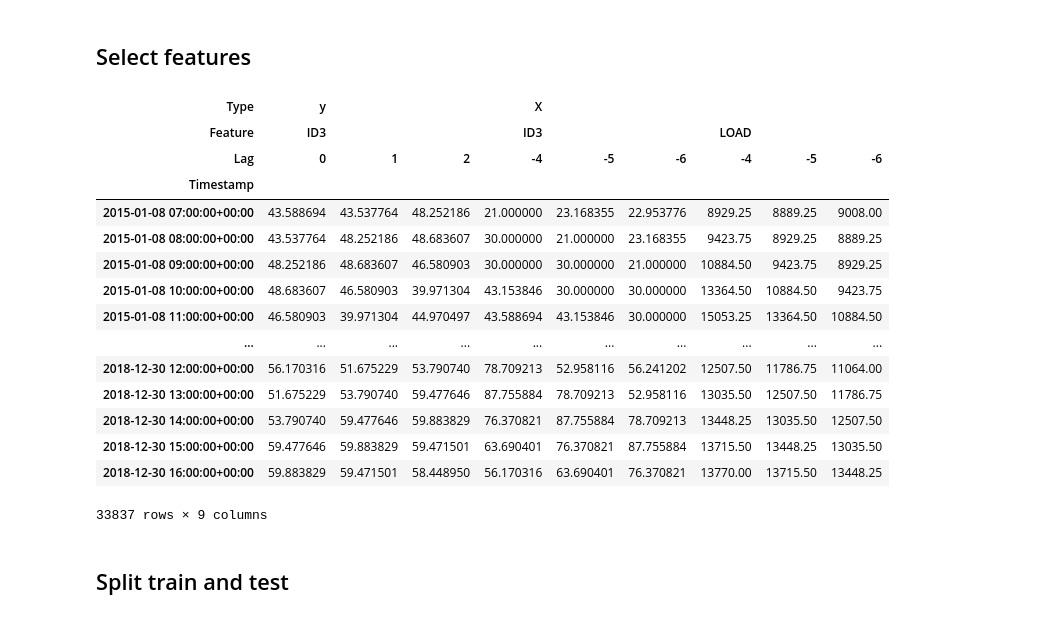
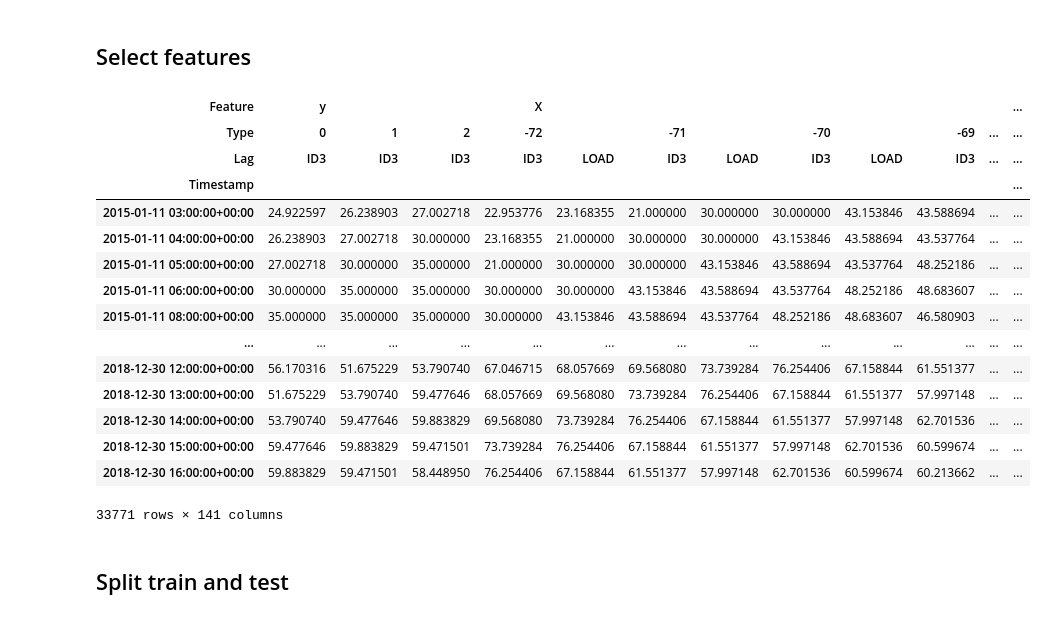
Before and after one commit to timovijn/ElectricityPriceForecasting, a Jupyter notebook: LSTM/GRU.ipynb, the cells around one changed output. Cells and saved outputs as stored; diff of their text form; code cells hidden in the pictures.

```diff
--- a/LSTM/GRU.ipynb
+++ b/LSTM/GRU.ipynb
@@ -70,52 +72,52 @@ display(features)
 X = features[['ID3', 'LOAD']]
 y = features[['ID3']]
 
-lag_X = range(-4, -7, -1)
+lag_X = range(-72, -3, 1)
 lag_y = range(0, 3, 1)
 
-X2 = pd.DataFrame(index = X.index, columns = pd.MultiIndex.from_product([['X'], X.columns, lag_X], names = ['Type', 'Feature', 'Lag']))
+X2 = pd.DataFrame(index = X.index, columns = pd.MultiIndex.from_product([['X'], lag_X, X.columns], names = ['Feature', 'Type', 'Lag']))
 X2 = X2.rename_axis('Timestamp')
 
-y2 = pd.DataFrame(index = y.index, columns = pd.MultiIndex.from_product([['y'], y.columns, lag_y], names = ['Type', 'Feature', 'Lag']))
+y2 = pd.DataFrame(index = y.index, columns = pd.MultiIndex.from_product([['y'], lag_y, y.columns], names = ['Feature', 'Type', 'Lag']))
 y2 = y2.rename_axis('Timestamp')
 
 frame = pd.merge(y2, X2, left_index = True, right_index = True)
 
 X3 = pd.DataFrame(index = X.index)
 y3 = pd.DataFrame(index = y.index)
 
 for c in X.columns:
     for l in lag_X:
         X3[f'{c} ({l})'] = X[f'{c}'].shift(-l)
 
 frame['X'] = X3.values
 
 for c in y.columns:
     for l in lag_y:
         y3[f'{c} ({l})'] = y.shift(-l)
 
 frame['y'] = y3.values
 
 frame = frame.dropna()
 
 display(frame)
 # %% [output]
-| Type | y |  |  | X |  |  |  |  |  |
-| Feature | ID3 |  |  | ID3 |  |  | LOAD |  |  |
-| Lag | 0 | 1 | 2 | -4 | -5 | -6 | -4 | -5 | -6 |
-| Timestamp |  |  |  |  |  |  |  |  |  |
-| 2015-01-08 07:00:00+00:00 | 43.588694 | 43.537764 | 48.252186 | 21.000000 | 23.168355 | 22.953776 | 8929.25 | 8889.25 | 9008.00 |
-| 2015-01-08 08:00:00+00:00 | 43.537764 | 48.252186 | 48.683607 | 30.000000 | 21.000000 | 23.168355 | 9423.75 | 8929.25 | 8889.25 |
-| 2015-01-08 09:00:00+00:00 | 48.252186 | 48.683607 | 46.580903 | 30.000000 | 30.000000 | 21.000000 | 10884.50 | 9423.75 | 8929.25 |
-| 2015-01-08 10:00:00+00:00 | 48.683607 | 46.580903 | 39.971304 | 43.153846 | 30.000000 | 30.000000 | 13364.50 | 10884.50 | 9423.75 |
-| 2015-01-08 11:00:00+00:00 | 46.580903 | 39.971304 | 44.970497 | 43.588694 | 43.153846 | 30.000000 | 15053.25 | 13364.50 | 10884.50 |
-| ... | ... | ... | ... | ... | ... | ... | ... | ... | ... |
-| 2018-12-30 12:00:00+00:00 | 56.170316 | 51.675229 | 53.790740 | 78.709213 | 52.958116 | 56.241202 | 12507.50 | 11786.75 | 11064.00 |
-| 2018-12-30 13:00:00+00:00 | 51.675229 | 53.790740 | 59.477646 | 87.755884 | 78.709213 | 52.958116 | 13035.50 | 12507.50 | 11786.75 |
-| 2018-12-30 14:00:00+00:00 | 53.790740 | 59.477646 | 59.883829 | 76.370821 | 87.755884 | 78.709213 | 13448.25 | 13035.50 | 12507.50 |
-| 2018-12-30 15:00:00+00:00 | 59.477646 | 59.883829 | 59.471501 | 63.690401 | 76.370821 | 87.755884 | 13715.50 | 13448.25 | 13035.50 |
-| 2018-12-30 16:00:00+00:00 | 59.883829 | 59.471501 | 58.448950 | 56.170316 | 63.690401 | 76.370821 | 13770.00 | 13715.50 | 13448.25 |
+| Feature | y |  |  | X |  |  |  |  |  |  |  | ... |
+| Type | 0 | 1 | 2 | -72 |  | -71 |  | -70 |  | -69 | ... | ... |
+| Lag | ID3 | ID3 | ID3 | ID3 | LOAD | ID3 | LOAD | ID3 | LOAD | ID3 | ... | ... |
+| Timestamp |  |  |  |  |  |  |  |  |  |  |  | ... |
+| 2015-01-11 03:00:00+00:00 | 24.922597 | 26.238903 | 27.002718 | 22.953776 | 23.168355 | 21.000000 | 30.000000 | 30.000000 | 43.153846 | 43.588694 | ... | ... |
+| 2015-01-11 04:00:00+00:00 | 26.238903 | 27.002718 | 30.000000 | 23.168355 | 21.000000 | 30.000000 | 30.000000 | 43.153846 | 43.588694 | 43.537764 | ... | ... |
+| 2015-01-11 05:00:00+00:00 | 27.002718 | 30.000000 | 35.000000 | 21.000000 | 30.000000 | 30.000000 | 43.153846 | 43.588694 | 43.537764 | 48.252186 | ... | ... |
+| 2015-01-11 06:00:00+00:00 | 30.000000 | 35.000000 | 35.000000 | 30.000000 | 30.000000 | 43.153846 | 43.588694 | 43.537764 | 48.252186 | 48.683607 | ... | ... |
+| 2015-01-11 08:00:00+00:00 | 35.000000 | 35.000000 | 35.000000 | 30.000000 | 43.153846 | 43.588694 | 43.537764 | 48.252186 | 48.683607 | 46.580903 | ... | ... |
+| ... | ... | ... | ... | ... | ... | ... | ... | ... | ... | ... | ... | ... |
+| 2018-12-30 12:00:00+00:00 | 56.170316 | 51.675229 | 53.790740 | 67.046715 | 68.057669 | 69.568080 | 73.739284 | 76.254406 | 67.158844 | 61.551377 | ... | ... |
+| 2018-12-30 13:00:00+00:00 | 51.675229 | 53.790740 | 59.477646 | 68.057669 | 69.568080 | 73.739284 | 76.254406 | 67.158844 | 61.551377 | 57.997148 | ... | ... |
+| 2018-12-30 14:00:00+00:00 | 53.790740 | 59.477646 | 59.883829 | 69.568080 | 73.739284 | 76.254406 | 67.158844 | 61.551377 | 57.997148 | 62.701536 | ... | ... |
+| 2018-12-30 15:00:00+00:00 | 59.477646 | 59.883829 | 59.471501 | 73.739284 | 76.254406 | 67.158844 | 61.551377 | 57.997148 | 62.701536 | 60.599674 | ... | ... |
+| 2018-12-30 16:00:00+00:00 | 59.883829 | 59.471501 | 58.448950 | 76.254406 | 67.158844 | 61.551377 | 57.997148 | 62.701536 | 60.599674 | 60.213662 | ... | ... |
-33837 rows × 9 columns
+33771 rows × 141 columns
 # %% [markdown]
 ## Split train and test
 # %%
```
Also changed, not shown: parts of 12 cells of this notebook.
